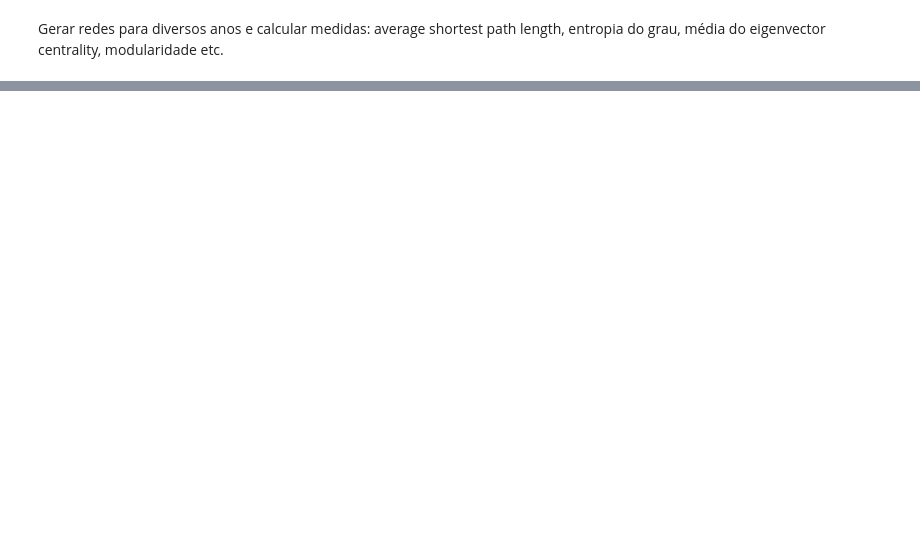
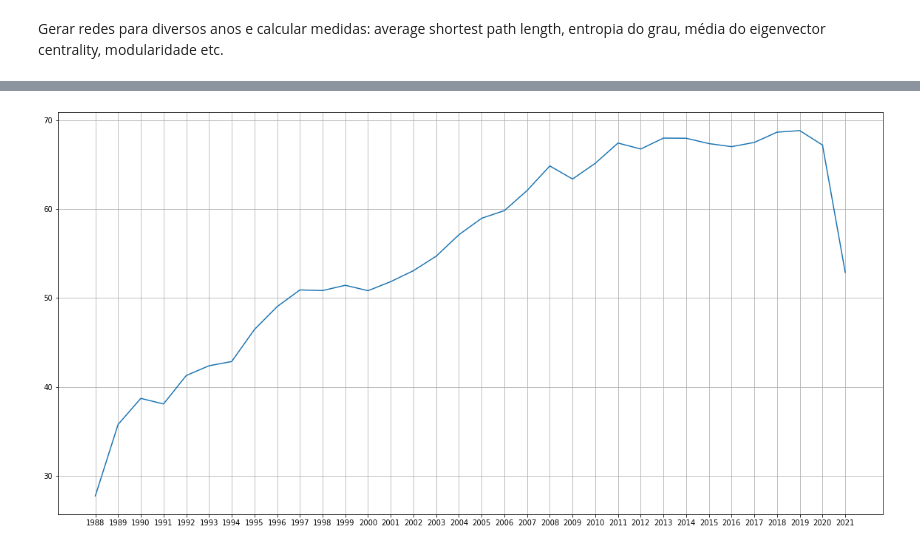
Before and after one commit to ImagineDogs/Crises_Economicas_Redes_Complexas, a Jupyter notebook: Projeto.ipynb, the cells around one changed output, grey strips where cells are left out. Drawn from its saved outputs; the diff is of its cells as text; code cells hidden in the pictures; blank space fills up the shorter version.

```diff
--- a/Projeto.ipynb
+++ b/Projeto.ipynb
@@ -100,0 +134,8 @@ result
+# %%
+plt.figure(figsize=(20,10))
+plt.xticks(df['Year'].unique())
+plt.grid(True)
+plt.plot(result['Grau Medio'])
+plt.show()
+# %% [output]
+[figure, added]
```
Also changed, not shown: parts of 8 cells of this notebook, 35 other files.
